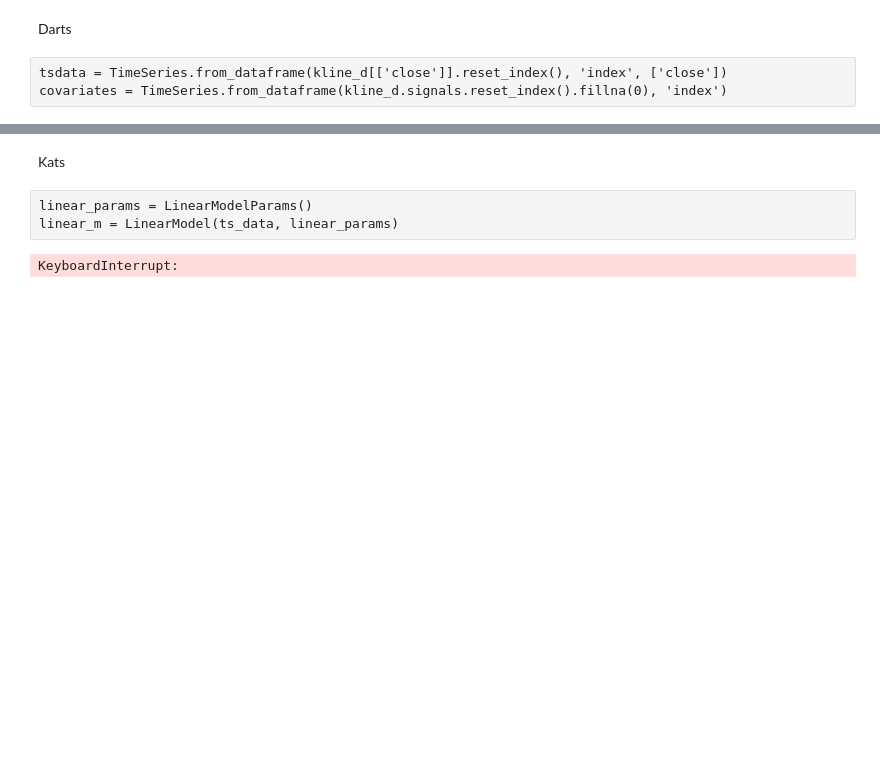
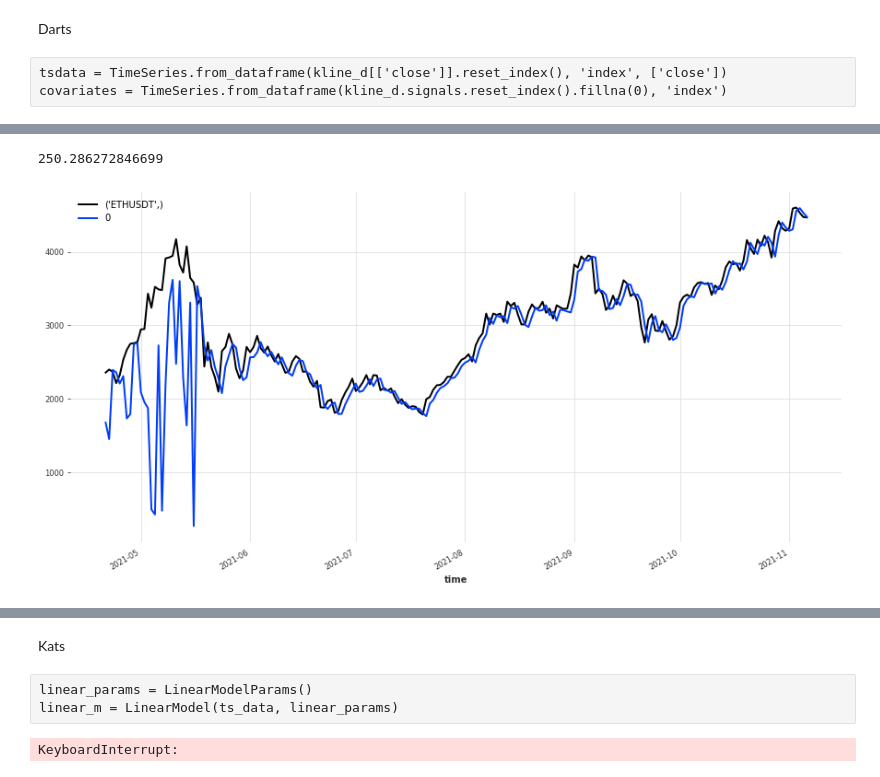
Before and after one commit to GuillaumeDMMarion/crypto-invest, a Jupyter notebook: notebooks/Implementation_rl.ipynb, the cells around one changed output, grey strips where cells are left out. Saved outputs shown, nothing was run; the diff lists cells and outputs as text; code cells hidden in the pictures; blank space fills up the shorter version.

```diff
--- a/notebooks/Implementation_rl.ipynb
+++ b/notebooks/Implementation_rl.ipynb
@@ -292 +221,13 @@ hist = model.historical_forecasts(tsdata, start=tsdata.time_index[-200], past_co
+# %%
+compontent = 0
+hist_ = hist.univariate_component(compontent)
+tsdata_ = tsdata.univariate_component(compontent)
+print(abs(hist_-tsdata_.slice_intersect(hist_)).mean()[0])
+fig, ax = plt.subplots(figsize=(15, 7))
+tsdata_[-200:].plot()
+hist_.plot()
+# plt.ylim(30000, 70000)
+# %% [output]
+250.286272846699
+[figure, added]
 # %%
```
Also changed, not shown: parts of 44 cells of this notebook, 1 other file.
